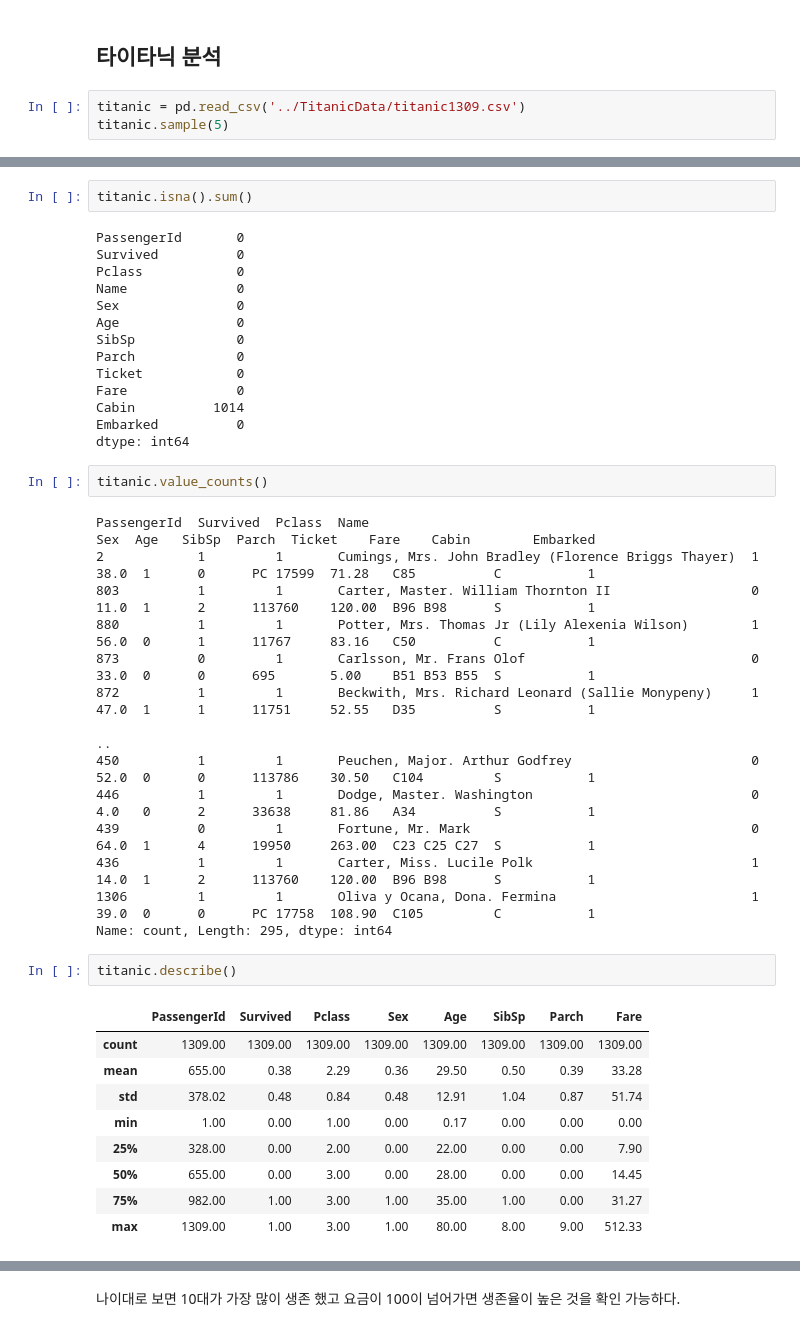
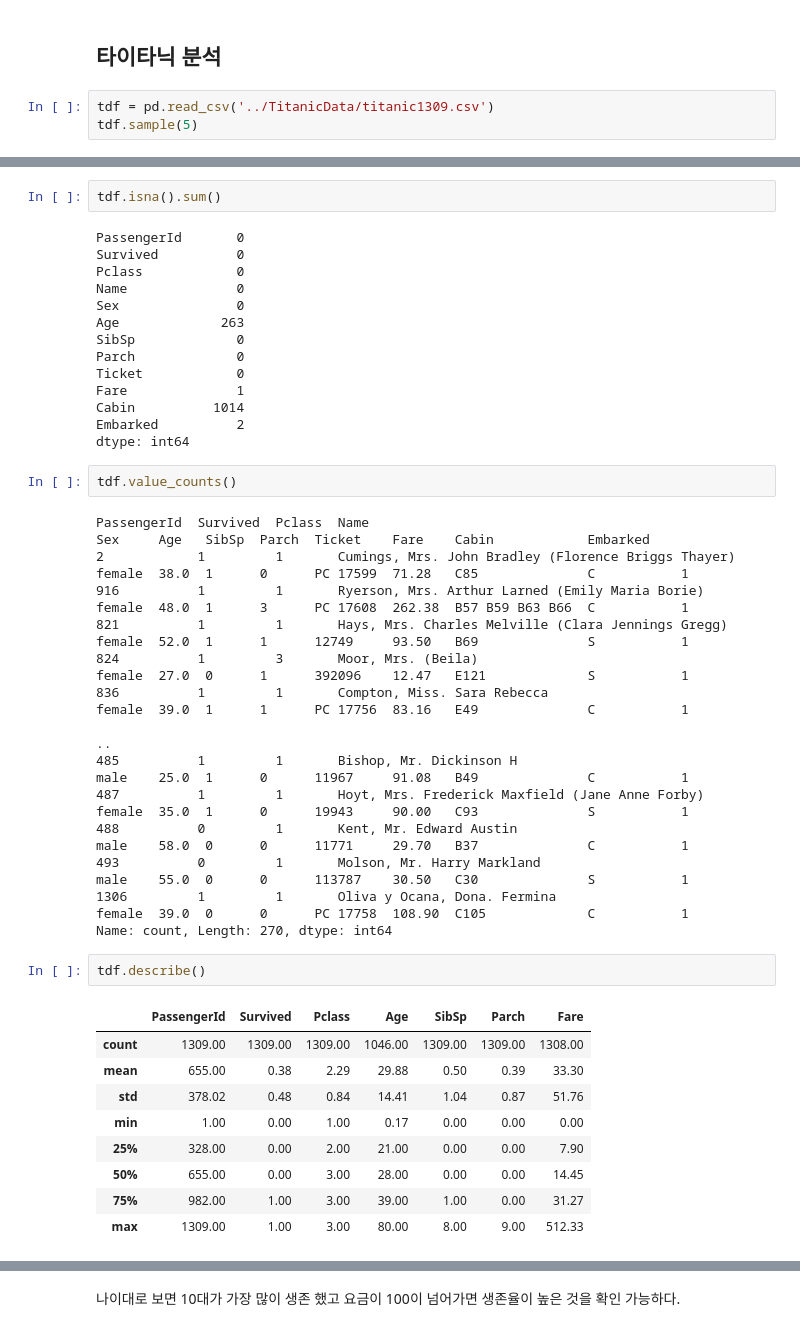
Before and after one commit to sjunc/2025-1-BigData-Team, a Jupyter notebook: Final/타이타닉.ipynb, the cells around one changed output, grey strips where cells are left out. Saved outputs shown, nothing was run; the diff lists cells and outputs as text.

```diff
--- a/Final/타이타닉.ipynb
+++ b/Final/타이타닉.ipynb
@@ -32,7 +32,7 @@ def display_side_by_side(*args):
 # %% [markdown]
 ## 타이타닉 분석
 # %%
-titanic = pd.read_csv('../TitanicData/titanic1309.csv')
-titanic.sample(5)
+tdf = pd.read_csv('../TitanicData/titanic1309.csv')
+tdf.sample(5)
 # %% [output]
 |  | PassengerId | Survived | Pclass | Name | Sex | Age | SibSp | Parch | Ticket | Fare | ... |
@@ -76,46 +77,46 @@ Data columns (total 12 columns):
 dtypes: float64(2), int64(5), object(5)
 memory usage: 122.8+ KB
 # %%
-titanic.isna().sum()
+tdf.isna().sum()
 # %% [output]
 PassengerId       0
 Survived          0
 Pclass            0
 Name              0
 Sex               0
-Age               0
+Age             263
 SibSp             0
 Parch             0
 Ticket            0
-Fare              0
+Fare              1
 Cabin          1014
-Embarked          0
+Embarked          2
 dtype: int64
 # %%
-titanic.value_counts()
+tdf.value_counts()
 # %% [output]
-PassengerId  Survived  Pclass  Name                                                 Sex  Age   SibSp  Parch  Ticket    Fare    Cabin        Embarked
-2            1         1       Cumings, Mrs. John Bradley (Florence Briggs Thayer)  1    38.0  1      0      PC 17599  71.28   C85          C           1
-803          1         1       Carter, Master. William Thornton II                  0    11.0  1      2      113760    120.00  B96 B98      S           1
-880          1         1       Potter, Mrs. Thomas Jr (Lily Alexenia Wilson)        1    56.0  0      1      11767     83.16   C50          C           1
-873          0         1       Carlsson, Mr. Frans Olof                             0    33.0  0      0      695       5.00    B51 B53 B55  S           1
-872          1         1       Beckwith, Mrs. Richard Leonard (Sallie Monypeny)     1    47.0  1      1      11751     52.55   D35          S           1
-                                                                                                                                                       ..
-450          1         1       Peuchen, Major. Arthur Godfrey                       0    52.0  0      0      113786    30.50   C104         S           1
-446          1         1       Dodge, Master. Washington                            0    4.0   0      2      33638     81.86   A34          S           1
-439          0         1       Fortune, Mr. Mark                                    0    64.0  1      4      19950     263.00  C23 C25 C27  S           1
-436          1         1       Carter, Miss. Lucile Polk                            1    14.0  1      2      113760    120.00  B96 B98      S           1
-1306         1         1       Oliva y Ocana, Dona. Fermina                         1    39.0  0      0      PC 17758  108.90  C105         C           1
-Name: count, Length: 295, dtype: int64
+PassengerId  Survived  Pclass  Name                                                 Sex     Age   SibSp  Parch  Ticket    Fare    Cabin            Embarked
+2            1         1       Cumings, Mrs. John Bradley (Florence Briggs Thayer)  female  38.0  1      0      PC 17599  71.28   C85              C           1
+916          1         1       Ryerson, Mrs. Arthur Larned (Emily Maria Borie)      female  48.0  1      3      PC 17608  262.38  B57 B59 B63 B66  C           1
+821          1         1       Hays, Mrs. Charles Melville (Clara Jennings Gregg)   female  52.0  1      1      12749     93.50   B69              S           1
+824          1         3       Moor, Mrs. (Beila)                                   female  27.0  0      1      392096    12.47   E121             S           1
+836          1         1       Compton, Miss. Sara Rebecca                          female  39.0  1      1      PC 17756  83.16   E49              C           1
+                                                                                                                                                              ..
+485          1         1       Bishop, Mr. Dickinson H                              male    25.0  1      0      11967     91.08   B49              C           1
+487          1         1       Hoyt, Mrs. Frederick Maxfield (Jane Anne Forby)      female  35.0  1      0      19943     90.00   C93              S           1
+488          0         1       Kent, Mr. Edward Austin                              male    58.0  0      0      11771     29.70   B37              C           1
+493          0         1       Molson, Mr. Harry Markland                           male    55.0  0      0      113787    30.50   C30              S           1
+1306         1         1       Oliva y Ocana, Dona. Fermina                         female  39.0  0      0      PC 17758  108.90  C105             C           1
+Name: count, Length: 270, dtype: int64
 # %%
-titanic.describe()
+tdf.describe()
 # %% [output]
-|  | PassengerId | Survived | Pclass | Sex | Age | SibSp | Parch | Fare |
-| count | 1309.00 | 1309.00 | 1309.00 | 1309.00 | 1309.00 | 1309.00 | 1309.00 | 1309.00 |
-| mean | 655.00 | 0.38 | 2.29 | 0.36 | 29.50 | 0.50 | 0.39 | 33.28 |
-| std | 378.02 | 0.48 | 0.84 | 0.48 | 12.91 | 1.04 | 0.87 | 51.74 |
-| min | 1.00 | 0.00 | 1.00 | 0.00 | 0.17 | 0.00 | 0.00 | 0.00 |
-| 25% | 328.00 | 0.00 | 2.00 | 0.00 | 22.00 | 0.00 | 0.00 | 7.90 |
-| 50% | 655.00 | 0.00 | 3.00 | 0.00 | 28.00 | 0.00 | 0.00 | 14.45 |
-| 75% | 982.00 | 1.00 | 3.00 | 1.00 | 35.00 | 1.00 | 0.00 | 31.27 |
-| max | 1309.00 | 1.00 | 3.00 | 1.00 | 80.00 | 8.00 | 9.00 | 512.33 |
+|  | PassengerId | Survived | Pclass | Age | SibSp | Parch | Fare |
+| count | 1309.00 | 1309.00 | 1309.00 | 1046.00 | 1309.00 | 1309.00 | 1308.00 |
+| mean | 655.00 | 0.38 | 2.29 | 29.88 | 0.50 | 0.39 | 33.30 |
+| std | 378.02 | 0.48 | 0.84 | 14.41 | 1.04 | 0.87 | 51.76 |
+| min | 1.00 | 0.00 | 1.00 | 0.17 | 0.00 | 0.00 | 0.00 |
+| 25% | 328.00 | 0.00 | 2.00 | 21.00 | 0.00 | 0.00 | 7.90 |
+| 50% | 655.00 | 0.00 | 3.00 | 28.00 | 0.00 | 0.00 | 14.45 |
+| 75% | 982.00 | 1.00 | 3.00 | 39.00 | 1.00 | 0.00 | 31.27 |
+| max | 1309.00 | 1.00 | 3.00 | 80.00 | 8.00 | 9.00 | 512.33 |
```
Also changed, not shown: parts of 10 cells of this notebook.
